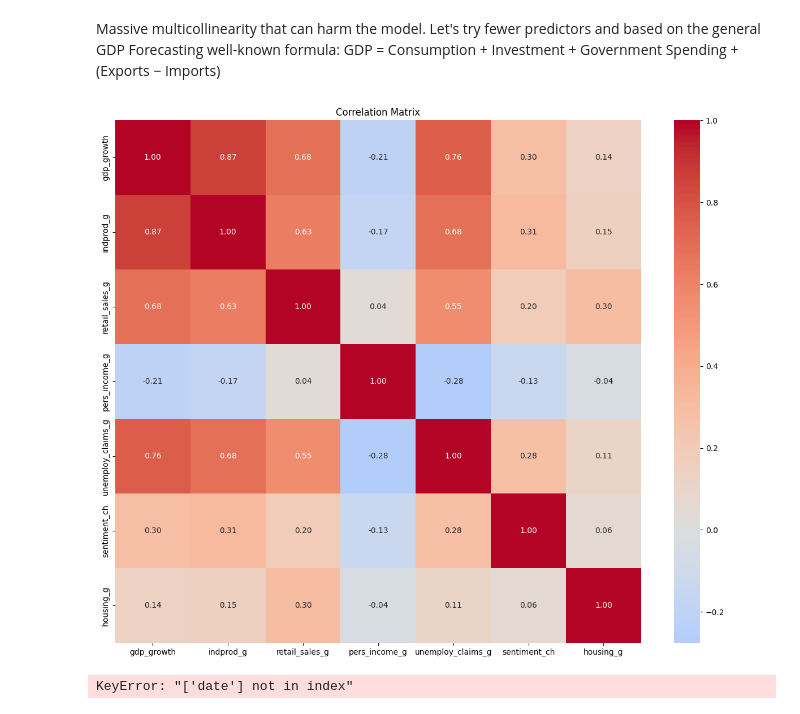
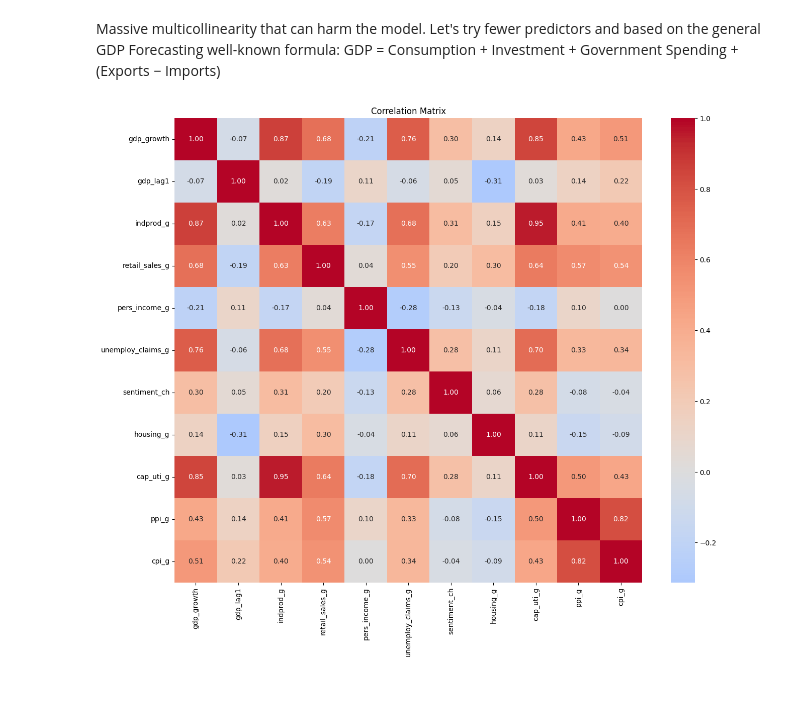
Before and after one commit to alejandrog-alt/6103-fall-25-Kennedy-Kuscu-Gomez, a Jupyter notebook: code/wpk_data_load.ipynb, the cells around one changed output. Cells and saved outputs as stored; diff of their text form; code cells hidden in the pictures.

```diff
--- a/code/wpk_data_load.ipynb
+++ b/code/wpk_data_load.ipynb
@@ -447,46 +447,56 @@ Massive multicollinearity that can harm the model. Let's try fewer predictors an
 # housing_g - residential investment
 
 
-data["gdp_growth"] = np.log(data["gdp"]).diff()
-data["indprod_g"]        = np.log(data["indprod"]).diff()
-data["retail_sales_g"]   = np.log(data["retail_sales"]).diff()
-data["pers_income_g"]    = np.log(data["pers_income"]).diff()
-data["unemploy_claims_g"]= np.log(data["unemploy_claims"]).diff() * -1  # higher claims = worse economy.
-data["sentiment_ch"]     = data["consumer_sentiment"].diff()
-data["housing_g"]        = np.log(data["new_home_sales"]).diff()
-#data["durable_orders_g"] = np.log(data["durable_orders"]).diff()
-#data["trade_g"]          = data["itrade"].diff()   # no log, because it can be < 0
+data["gdp_growth"]        = np.log(data["gdp"]).diff()
+data["indprod_g"]         = np.log(data["indprod"]).diff()
+data["retail_sales_g"]    = np.log(data["retail_sales"]).diff()
+data["pers_income_g"]     = np.log(data["pers_income"]).diff()
+data["unemploy_claims_g"] = np.log(data["unemploy_claims"]).diff() * -1  # higher claims = worse economy.
+data["sentiment_ch"]      = data["consumer_sentiment"].diff()
+data["housing_g"]         = np.log(data["new_home_sales"]).diff()
+data["cap_uti_g"]         = data["cap_util"].diff()              # or log-diff if always > 0
+data["ppi_g"]             = np.log(data["ppi"]).diff()
+data["cpi_g"]             = np.log(data["cpi"]).diff()
+
+data["gdp_lag1"]          = data["gdp_growth"].shift(1)
 
 
 model_df = data[[
     "gdp_growth",
+    "gdp_lag1",
     "indprod_g",
     "retail_sales_g",
     "pers_income_g",
     "unemploy_claims_g",
     "sentiment_ch",
-    "housing_g"
+    "housing_g",
+    "cap_uti_g",
+    "ppi_g",
+    "cpi_g"
 ]].dropna()
 
 corr = model_df.corr()
 
 plt.figure(figsize=(15, 12))
 sns.heatmap(corr, annot=True, fmt=".2f", cmap="coolwarm", center=0)
 plt.title("Correlation Matrix")
 plt.show()
 
 # save data
 model_df = data[[
     "date",
     "gdp_growth",
+    "gdp_lag1",
     "indprod_g",
     "retail_sales_g",
     "pers_income_g",
     "unemploy_claims_g",
     "sentiment_ch",
-    "housing_g"
+    "housing_g",
+    "cap_uti_g",
+    "ppi_g",
+    "cpi_g"
 ]].dropna()
 model_df.to_csv("data_wpk_few_predictors.csv", index = False)
 # %% [output]
-[figure, old version]
+[figure, new version]
-KeyError: "['date'] not in index"
```
Also changed, not shown: 4 other files.
